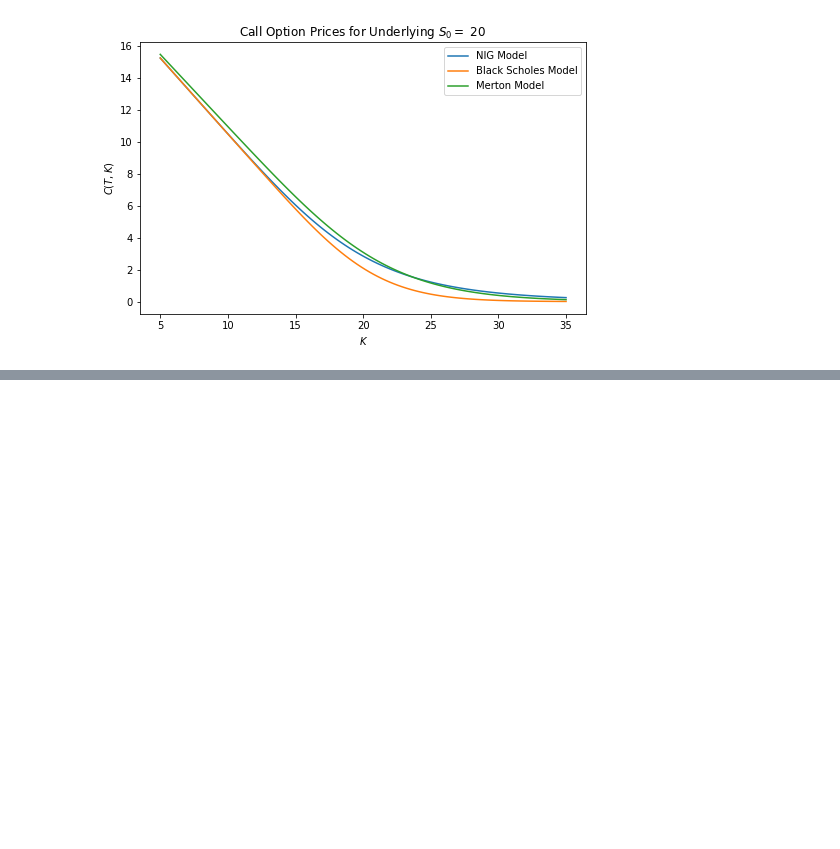
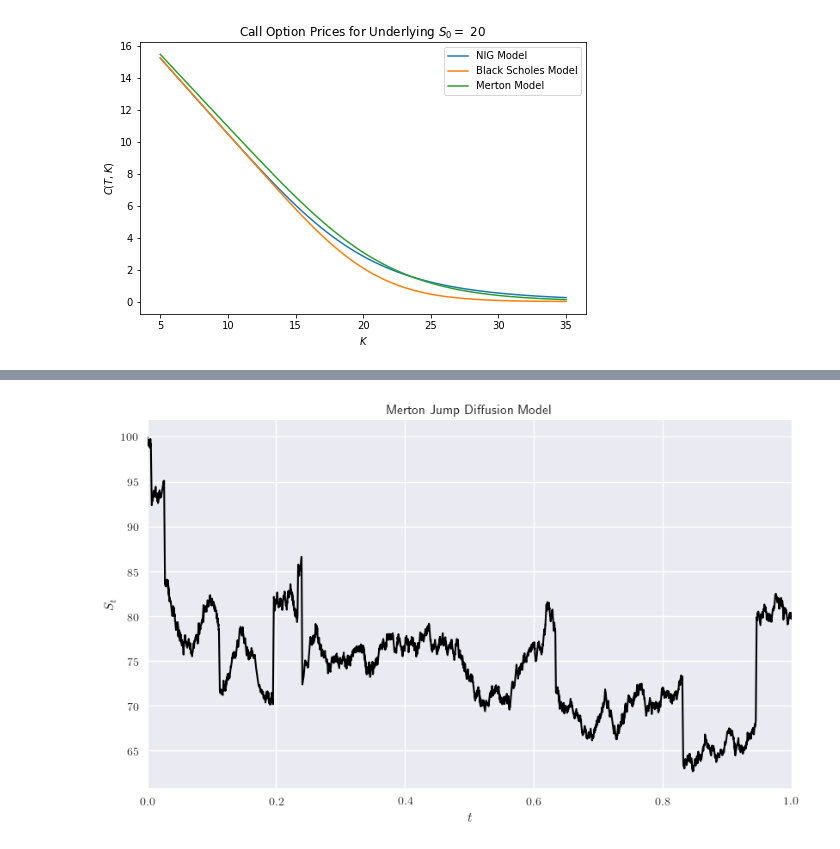
Before and after one commit to oliverweber1/Neural-Network-Option-Pricing-Master-Thesis, a Jupyter notebook: Code/Playground.ipynb, the cells around one changed output, grey strips where cells are left out. Drawn from its saved outputs; the diff is of its cells as text; code cells hidden in the pictures; blank space fills up the shorter version.

```diff
--- a/Code/Playground.ipynb
+++ b/Code/Playground.ipynb
@@ -130,0 +151,13 @@ plt.show()
+# %%
+merton = MertonModel(lam=10, sig_j=0.1, sigma=0.2, s0=100)
+fig, ax = plt.subplots(figsize=(8.5, 5.3))
+fig.tight_layout()
+ax.margins(x=0)
+ax.set_ylabel('$S_t$')
+ax.set_xlabel('$t$')
+ax.plot(merton.generatePaths(), c='black', lw=1.5)
+ax.set_title('Merton Jump Diffusion Model', fontsize=11)
+plt.tight_layout()
+plt.savefig('C:\\Users\\oli-w\\OneDrive\\Uni\\Master Thesis\\Presentation\\Slides\\MertonPath.pdf', facecolor='white')
+# %% [output]
+[figure, added]
```
Also changed, not shown: parts of 12 cells of this notebook, 5 other files.
